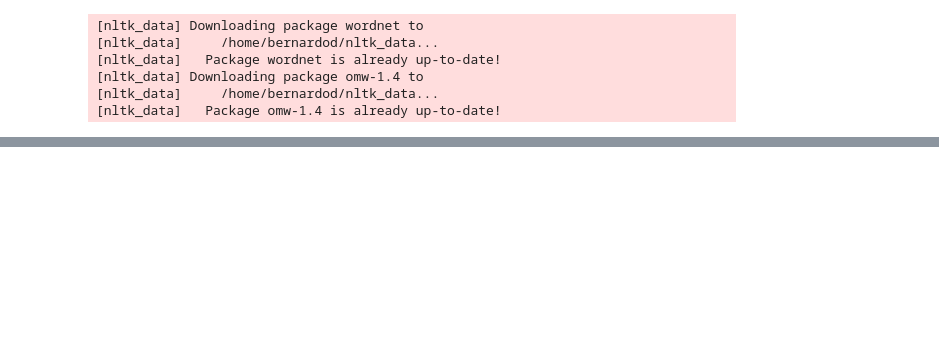
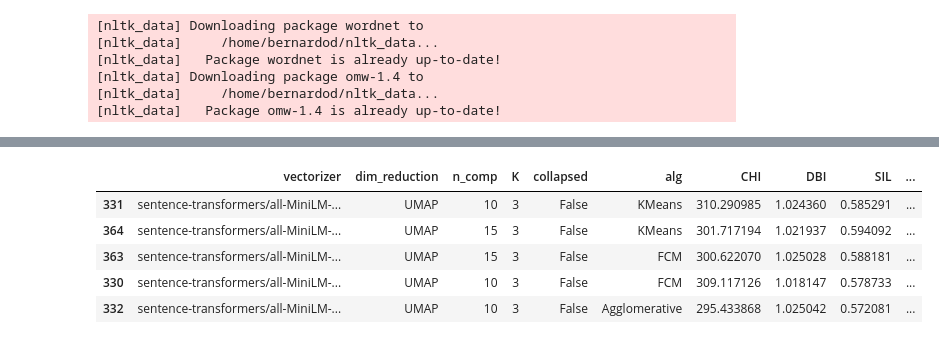
Before and after one commit to ai4society/ELIOT, a Jupyter notebook: evaluation/notebook/evaluation.ipynb, the cells around one changed output, grey strips where cells are left out. Cells and saved outputs as stored; diff of their text form; code cells hidden in the pictures; blank space fills up the shorter version.

```diff
--- a/evaluation/notebook/evaluation.ipynb
+++ b/evaluation/notebook/evaluation.ipynb
@@ -504,0 +711,32 @@ for cid in sorted(df_analysis["cluster"].unique()):
+# %%
+ranking_df = filtered.copy()
+
+ranking_df["rank_SIL"] = ranking_df["SIL"].rank(ascending=False)
+ranking_df["rank_CHI"] = ranking_df["CHI"].rank(ascending=False)
+ranking_df["rank_DBI"] = ranking_df["DBI"].rank(ascending=True)
+ranking_df["rank_CV"] = ranking_df["CV_COHERENCE"].rank(ascending=False)
+ranking_df["rank_NPMI"] = ranking_df["NPMI_COHERENCE"].rank(ascending=False)
+
+ranking_df["rank_total"] = (
+    ranking_df["rank_SIL"]
+    + ranking_df["rank_CHI"]
+    + ranking_df["rank_DBI"]
+    + ranking_df["rank_CV"]
+    + ranking_df["rank_NPMI"]
+)
+
+ranking_df = ranking_df.sort_values("rank_total")
+
+ranking_df.to_csv(f"{DEFAULT_SAVE_PATH}/ranking_configs_{category.name}.csv", index=False)
+# %%
+top_configs = ranking_df.head(5)
+top_configs.to_csv(f"{DEFAULT_SAVE_PATH}/top5_configs_{category.name}.csv", index=False)
+# %%
+top_configs
+# %% [output]
+|  | vectorizer | dim_reduction | n_comp | K | collapsed | alg | CHI | DBI | SIL | ... |
+| 331 | sentence-transformers/all-MiniLM-... | UMAP | 10 | 3 | False | KMeans | 310.290985 | 1.024360 | 0.585291 | ... |
+| 364 | sentence-transformers/all-MiniLM-... | UMAP | 15 | 3 | False | KMeans | 301.717194 | 1.021937 | 0.594092 | ... |
+| 363 | sentence-transformers/all-MiniLM-... | UMAP | 15 | 3 | False | FCM | 300.622070 | 1.025028 | 0.588181 | ... |
+| 330 | sentence-transformers/all-MiniLM-... | UMAP | 10 | 3 | False | FCM | 309.117126 | 1.018147 | 0.578733 | ... |
+| 332 | sentence-transformers/all-MiniLM-... | UMAP | 10 | 3 | False | Agglomerative | 295.433868 | 1.025042 | 0.572081 | ... |
```
Also changed, not shown: parts of 51 cells of this notebook, 56 other files.
